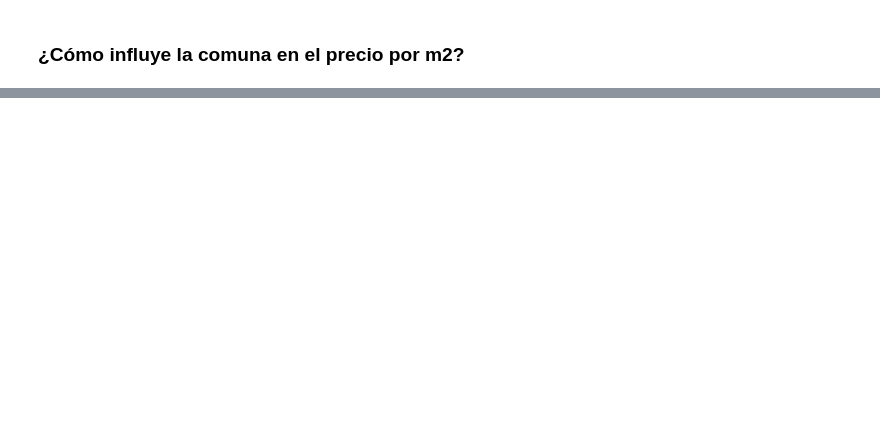
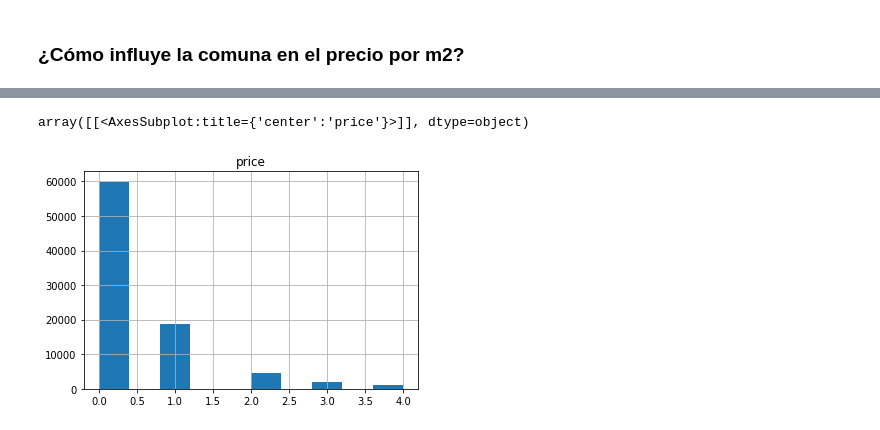
Before and after one commit to crisnicogonzalez/tp-final-isi, a Jupyter notebook: process data.ipynb, the cells around one changed output, grey strips where cells are left out. Drawn from its saved outputs; the diff is of its cells as text; code cells hidden in the pictures; blank space fills up the shorter version.

```diff
--- a/process data.ipynb
+++ b/process data.ipynb
@@ -271,0 +315,22 @@ plt.ylabel('Cantidad de operaciones', fontsize=16);
+# %%
+import math
+
+def map_price(x):
+    isNan = math.isnan(x)
+    x = 0 if isNan else int(x)
+    if x < 200:
+        return 0
+    if x < 400:
+        return 1
+    if x < 600:
+        return 2
+    if x < 800:
+        return 3
+    return 4
+
+
+df['price'] = df['price'].map(map_price)
+df.hist(column='price')
+# %% [output]
+array([[<AxesSubplot:title={'center':'price'}>]], dtype=object)
+[figure, added]
```
Also changed, not shown: parts of 25 cells of this notebook.
